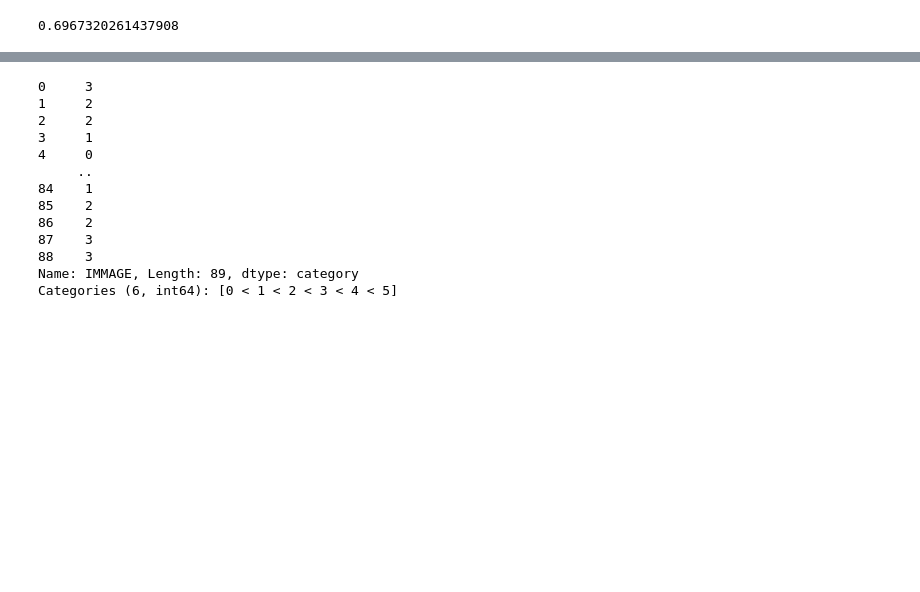
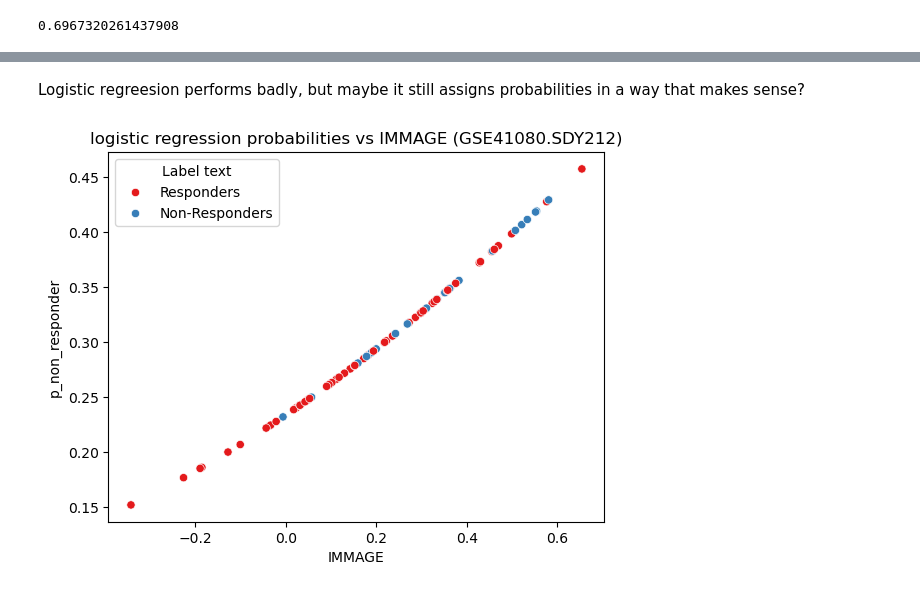
Before and after one commit to JonatanSahar/lab-vaccines, a Jupyter notebook: code/vaccines-2.ipynb, the cells around one changed output, grey strips where cells are left out. Drawn from its saved outputs; the diff is of its cells as text; code cells hidden in the pictures; blank space fills up the shorter version.

```diff
--- a/code/vaccines-2.ipynb
+++ b/code/vaccines-2.ipynb
@@ -302,19 +307,17 @@ Name: y, dtype: float64
 bin    None
 y      None
 dtype: object
-# %%
-B
-# %% [output]
-0     3
-1     2
-2     2
-3     1
-4     0
-     ..
-84    1
-85    2
-86    2
-87    3
-88    3
-Name: IMMAGE, Length: 89, dtype: category
-Categories (6, int64): [0 < 1 < 2 < 3 < 4 < 5]
+# %% [markdown]
+Logistic regreesion performs badly, but maybe it still assigns probabilities in a way that makes sense?
+# %%
+proba = pd.DataFrame(log_regress.predict_proba(data[["IMMAGE"]]))
+proba
+data["p_non_responder"] = proba[1]
+# data["p_non_responder"].hist()
+# data.plot.scatter(immage_col, "p_non_responder")
+
+sns.scatterplot(data=data, x="IMMAGE", y="p_non_responder", hue="Label text", palette='Set1')
+plt.title(f'logistic regression probabilities vs IMMAGE ({dataset_name})')
+plt.show()
+# %% [output]
+[figure, added]
```
Also changed, not shown: parts of 11 cells of this notebook.
